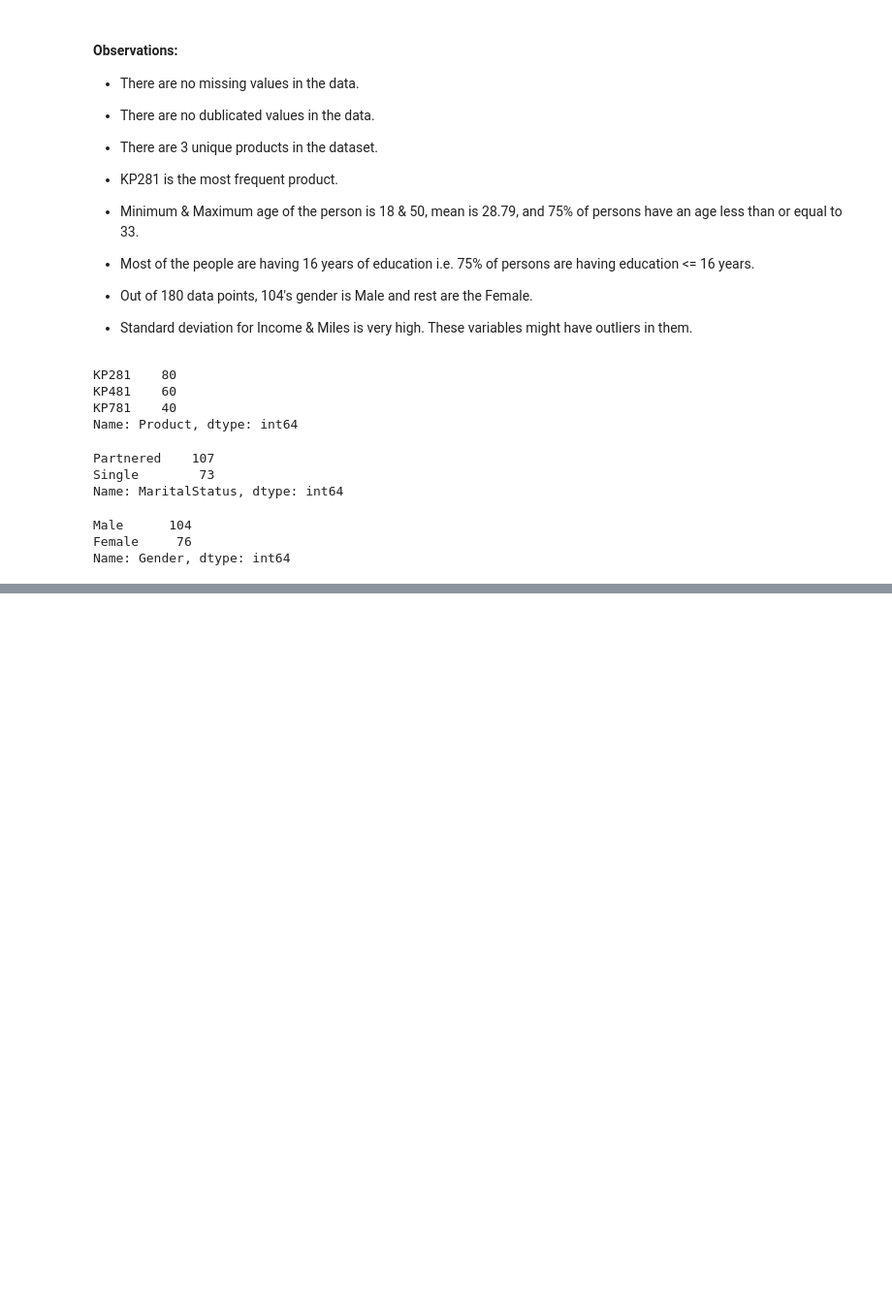
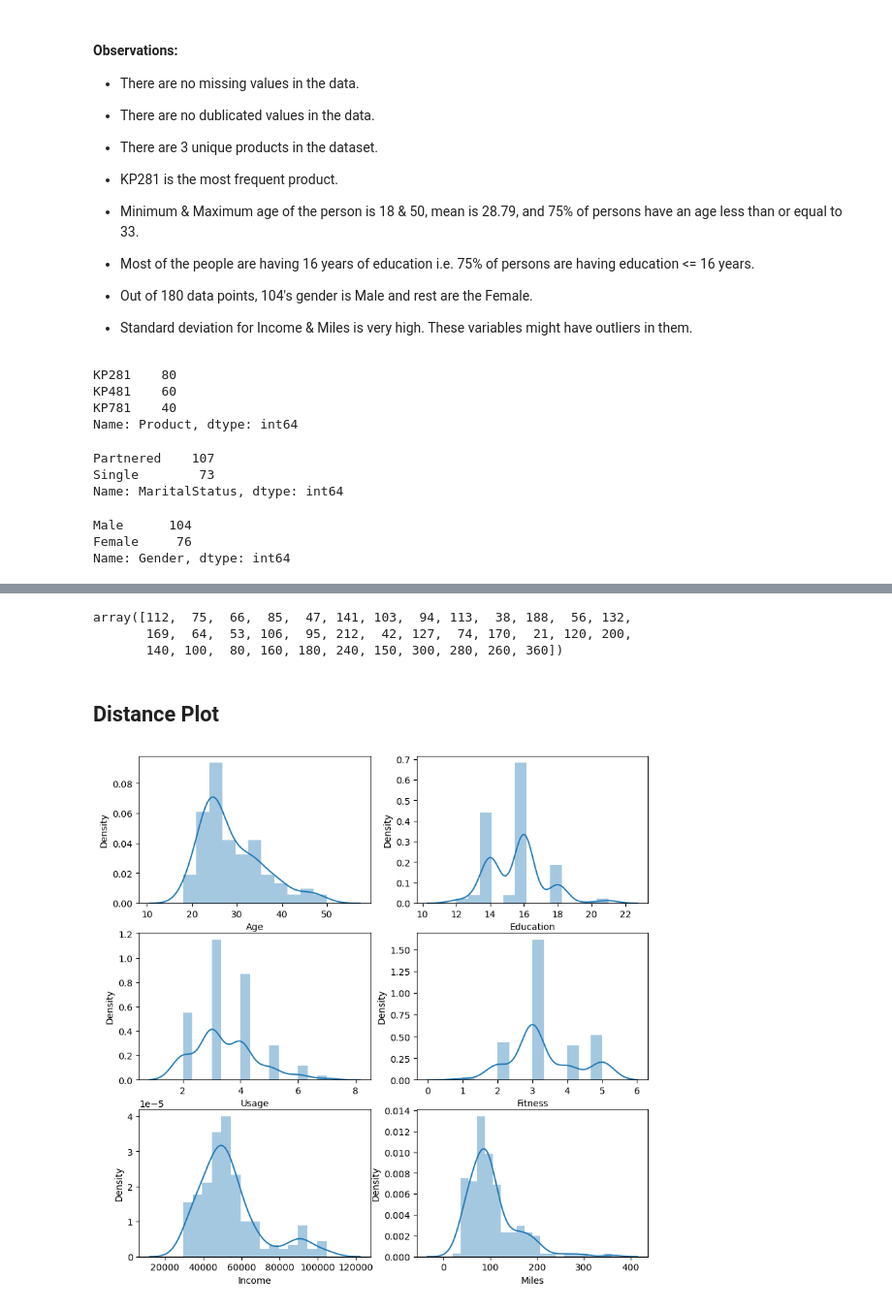
Before and after one commit to tugceturkkal/Data-Projects, a Jupyter notebook: Treadmill Buyer Profile.ipynb, the cells around one changed output, grey strips where cells are left out. Shown at 97% size. Cells and saved outputs as stored; diff of their text form; code cells hidden in the pictures; blank space fills up the shorter version.

Commit message:
Treadmill Buyer Profile

```diff
--- a/Treadmill Buyer Profile.ipynb
+++ b/Treadmill Buyer Profile.ipynb
@@ -207,0 +264,21 @@ Name: Gender, dtype: int64
+# %%
+aerofit_treadmill_data['Miles'].unique()
+# %% [output]
+array([112,  75,  66,  85,  47, 141, 103,  94, 113,  38, 188,  56, 132,
+       169,  64,  53, 106,  95, 212,  42, 127,  74, 170,  21, 120, 200,
+       140, 100,  80, 160, 180, 240, 150, 300, 280, 260, 360])
+# %% [markdown]
+## Distance Plot
+# %%
+fig, axis = plt.subplots(nrows = 3, ncols = 2, figsize = (10,7))
+fig.subplots_adjust(top = 1.2)
+
+sns.distplot(aerofit_treadmill_data['Age'], kde = True, ax = axis[0,0])
+sns.distplot(aerofit_treadmill_data['Education'], kde = True, ax = axis[0,1])
+sns.distplot(aerofit_treadmill_data['Usage'], kde = True, ax = axis[1,0])
+sns.distplot(aerofit_treadmill_data['Fitness'], kde = True, ax = axis[1,1])
+sns.distplot(aerofit_treadmill_data['Income'], kde = True, ax = axis[2,0])
+sns.distplot(aerofit_treadmill_data['Miles'], kde = True, ax = axis[2,1])
+plt.show()
+# %% [output]
+[figure, added]
```
Also changed, not shown: parts of 15 cells of this notebook.
